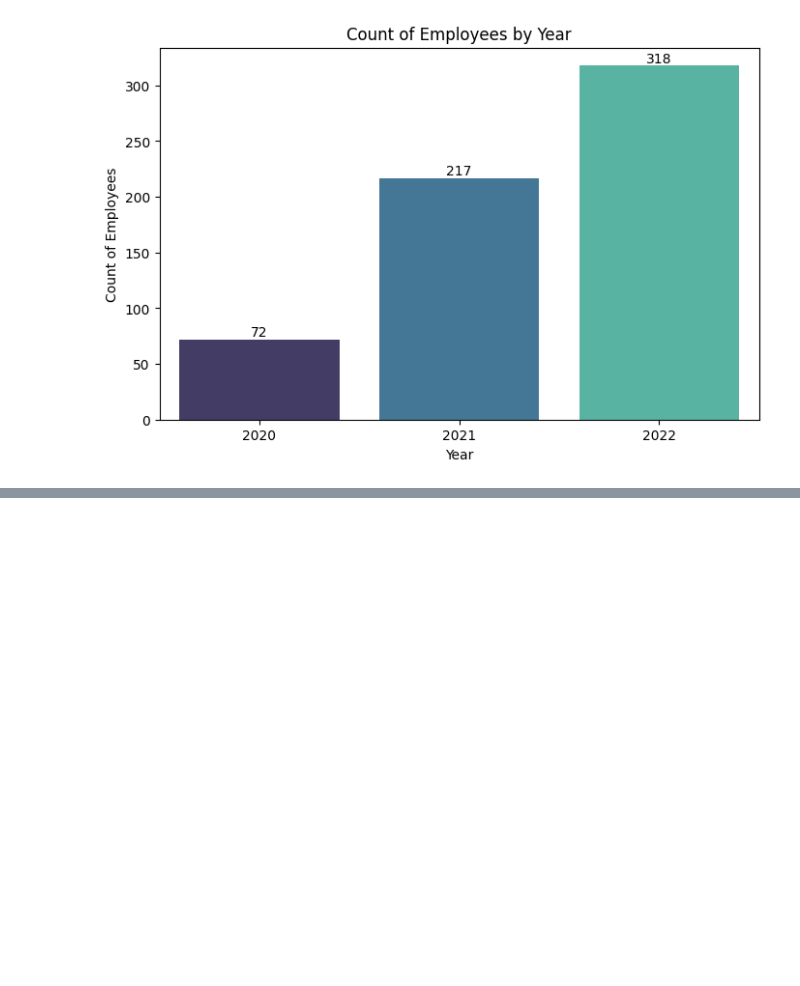
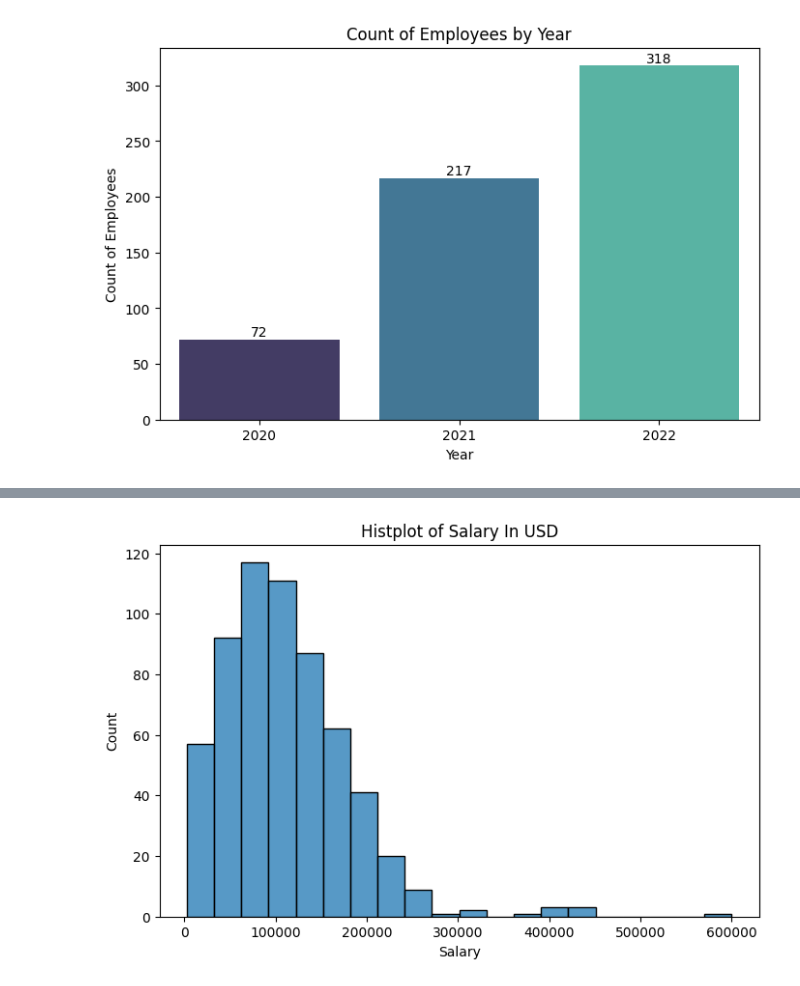
Before and after one commit to kayodeolusanya/Data-Scientist-Salaries-Python-, a Jupyter notebook: Data_Scientist.ipynb, the cells around one changed output, grey strips where cells are left out. Cells and saved outputs as stored; diff of their text form; code cells hidden in the pictures; blank space fills up the shorter version.

```diff
--- a/Data_Scientist.ipynb
+++ b/Data_Scientist.ipynb
@@ -109,0 +132,8 @@ plt.title('Default Status of Customers')
+# %%
+plt.figure(figsize=(8, 5))
+sns.histplot(df['salary_in_usd'], bins=20)
+plt.title('Histplot of Salary In USD')
+plt.xlabel('Salary')
+plt.show()
+# %% [output]
+[figure, added]
```
Also changed, not shown: parts of 10 cells of this notebook.
